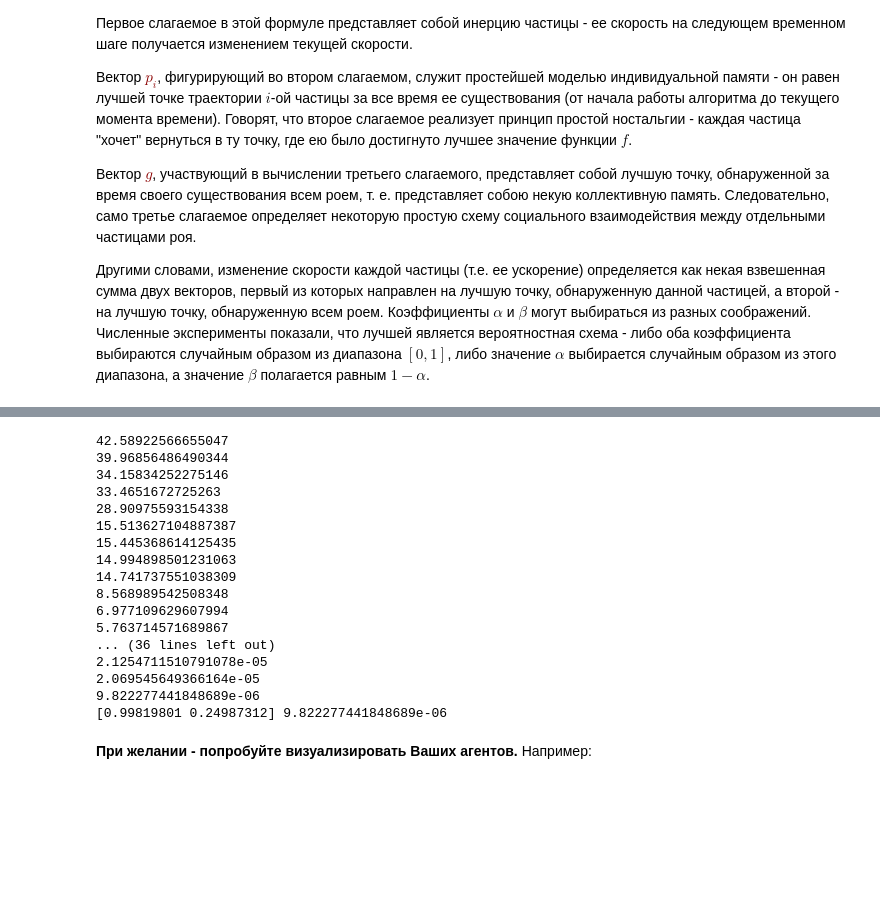
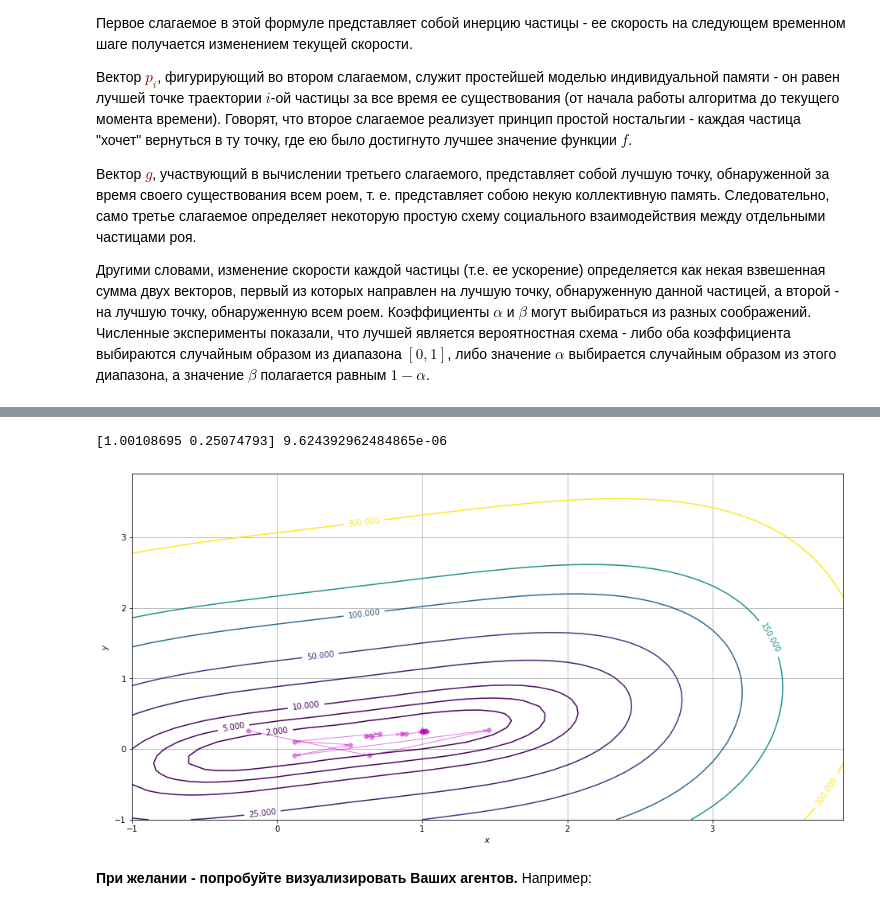
Before and after one commit to TikhonovDaniil/AINavigationControl5.2020, a Jupyter notebook: L1/L1_N4.ipynb, the cells around one changed output, grey strips where cells are left out. Cells and saved outputs as stored; diff of their text form; code cells hidden in the pictures; blank space fills up the shorter version.

```diff
--- a/L1/L1_N4.ipynb
+++ b/L1/L1_N4.ipynb
@@ -284,6 +284,8 @@ def ParticleSwarmOptimization(f, xrange, yrange, n=2, m=5, eps=0.00001):
     for i in range(m):
         if f(p[i]) < f(g):
             g = p[i].copy()
+    history = []
+    history.append(g)
     while (f(g) > eps):
         for i in range(m):
             alfa = np.random.random()
@@ -295,30 +297,56 @@ def ParticleSwarmOptimization(f, xrange, yrange, n=2, m=5, eps=0.00001):
             if (f(state[i]) < f(p[i])):
                 p[i] = state[i].copy()
                 if (f(state[i]) < f(g)):
-                    print(f(state[i]))
+                    #print(f(state[i]))
+                    history.append(g)
                     g = state[i].copy()
-    return g
+    return g, history
 # %%
-x = ParticleSwarmOptimization(FSteng, (-1,4), (-1, 4))
-print(x, FSteng(x))
+x, history = ParticleSwarmOptimization(FSteng_2, (-1,4), (-1, 4))
+print(x, FSteng_2(x))
 # %% [output]
-42.58922566655047
-39.96856486490344
-34.15834252275146
-33.4651672725263
-28.90975593154338
-15.513627104887387
-15.445368614125435
-14.994898501231063
-14.741737551038309
-8.568989542508348
-6.977109629607994
-5.763714571689867
-... (36 lines left out)
-2.1254711510791078e-05
-2.069545649366164e-05
-9.822277441848689e-06
-[0.99819801 0.24987312] 9.822277441848689e-06
+[1.00108695 0.25074793] 9.624392962484865e-06
+# %%
+# установка размера графика
+plt.rcParams['figure.figsize'] = (16,8)
+
+# создание графики
+fig = plt.figure()
+
+# определение данных
+X = np.arange(-1, 4, .1)
+Y = np.arange(-1, 4, .1)
+X, Y = np.meshgrid(X, Y)
+
+Z = FSteng(X,Y)
+
+# вывод функции (1)
+ax = fig.add_subplot(1, 1, 1)
+ax.set_xlabel('$x$')
+ax.set_ylabel('$y$')
+
+# построение линий уровня
+cs = ax.contour(X, Y, Z, [0,2,5,10,25,50,100,150,300]);
+#cs = ax.contour(X, Y, Z);
+
+# вывод точек
+p = np.array(history);
+colors = cm.rainbow(np.linspace(0, 1, len(p)))
+for j in range(1, len(p)):
+    ax.scatter(p[j, 0], p[j, 1], c = color, s = 40, lw = 0, alpha = 0.5)
+    ax.annotate('', xy=(p[j, 0], p[j, 1]), xytext=(p[j-1, 0], p[j-1,1]), alpha=0.5,
+                arrowprops={'arrowstyle': '->', 'color': color, 'lw': 1, 'alpha': 0.5},
+                    va='center', ha='center')
+
+
+# добавление подписей к линиям уровня
+ax.clabel(cs);
+
+ax.grid();
+
+plt.show()
+# %% [output]
+[figure, added]
 # %% [markdown]
 **При желании - попробуйте визуализировать Ваших агентов.** Например:
 # %%
```
Also changed, not shown: parts of 5 cells of this notebook.
